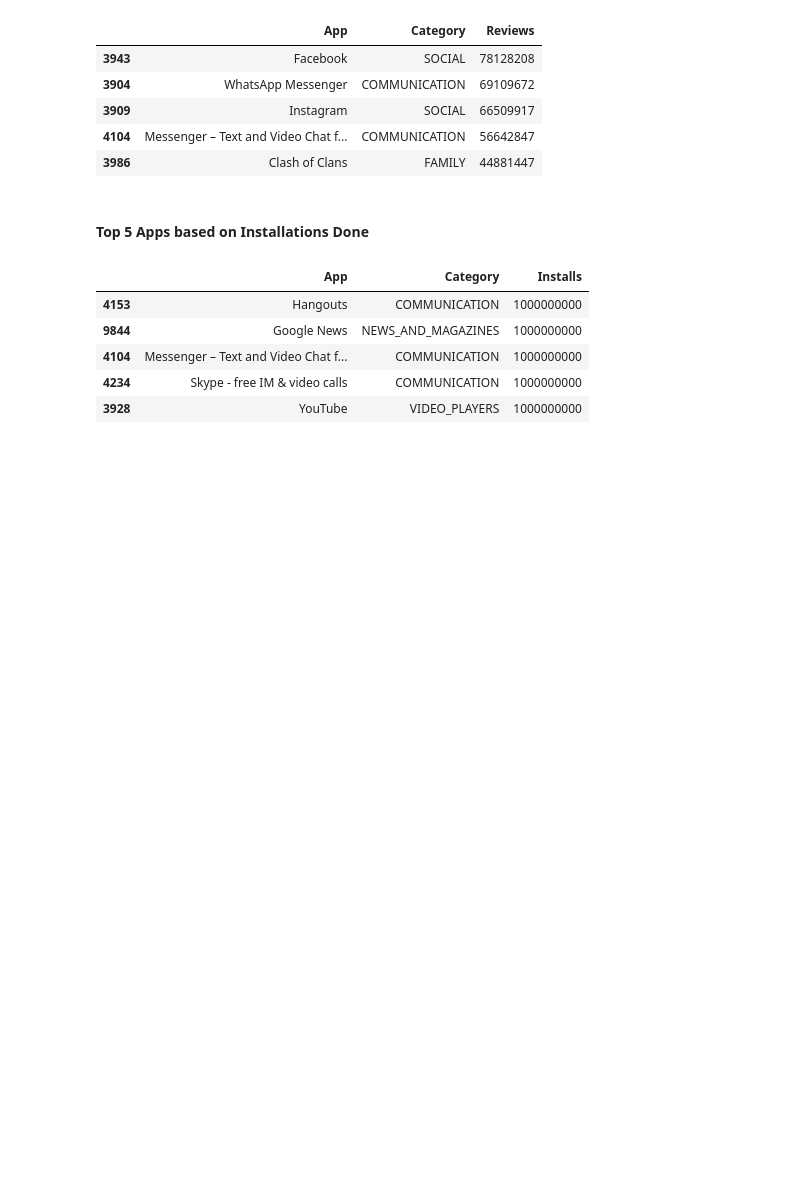
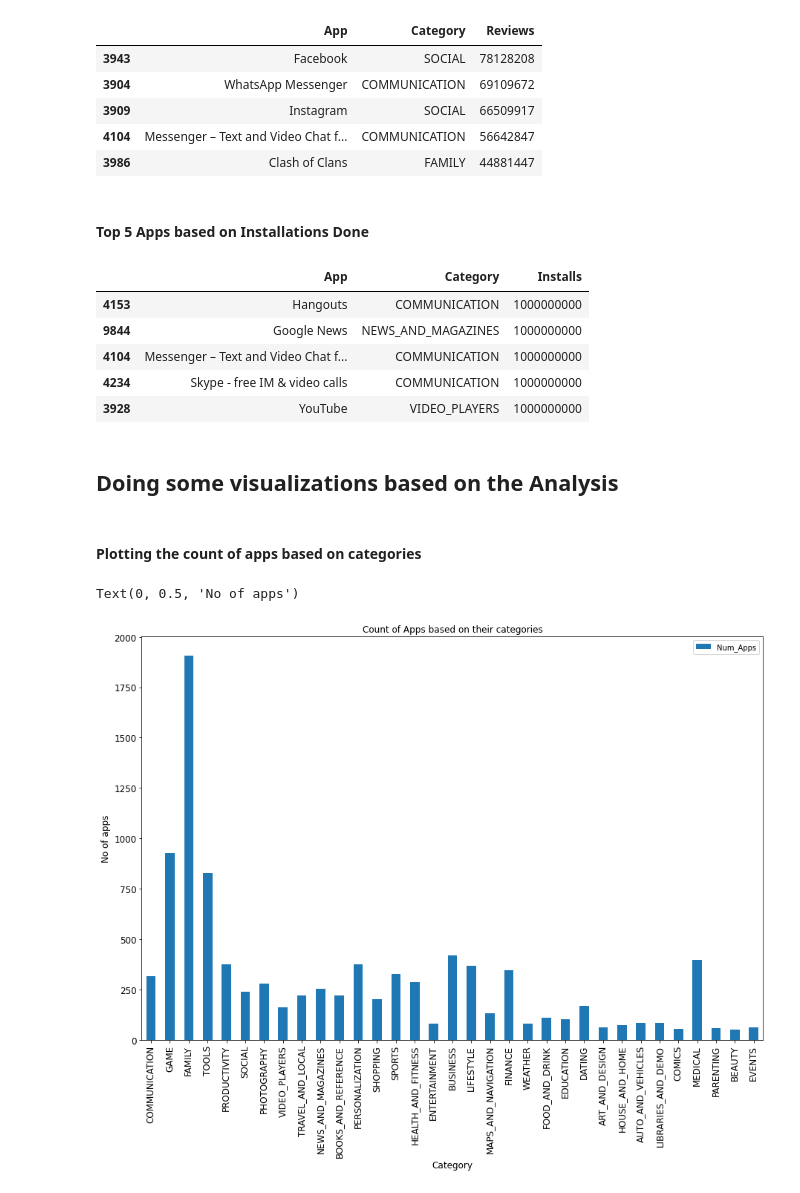
Before and after one commit to rohanroney/Play-Store-App-Review-Analysis, a Jupyter notebook: Rohan_Roney_Play_Store_App_Review_Analysis_Capstone_Project.ipynb, the cells around one changed output. Drawn from its saved outputs; the diff is of its cells as text; code cells hidden in the pictures; blank space fills up the shorter version.

```diff
--- a/Rohan_Roney_Play_Store_App_Review_Analysis_Capstone_Project.ipynb
+++ b/Rohan_Roney_Play_Store_App_Review_Analysis_Capstone_Project.ipynb
@@ -396,3 +406,14 @@ play_store[['App','Category','Installs']].sort_values(by=['Installs'], ascending
 | 4104 | Messenger – Text and Video Chat f... | COMMUNICATION | 1000000000 |
 | 4234 | Skype - free IM & video calls | COMMUNICATION | 1000000000 |
 | 3928 | YouTube | VIDEO_PLAYERS | 1000000000 |
+# %% [markdown]
+## Doing some visualizations based on the Analysis
+# %% [markdown]
+#### Plotting the count of apps based on categories
+# %%
+ax = Category_df['Num_Apps'].plot(kind='bar', title ="Count of Apps based on their categories", figsize=(15, 10), legend=True, fontsize=12)
+ax.set_xlabel("Category",fontsize=12)
+ax.set_ylabel("No of apps",fontsize=12)
+# %% [output]
+Text(0, 0.5, 'No of apps')
+[figure, added]
```
Also changed, not shown: parts of 16 cells of this notebook.
